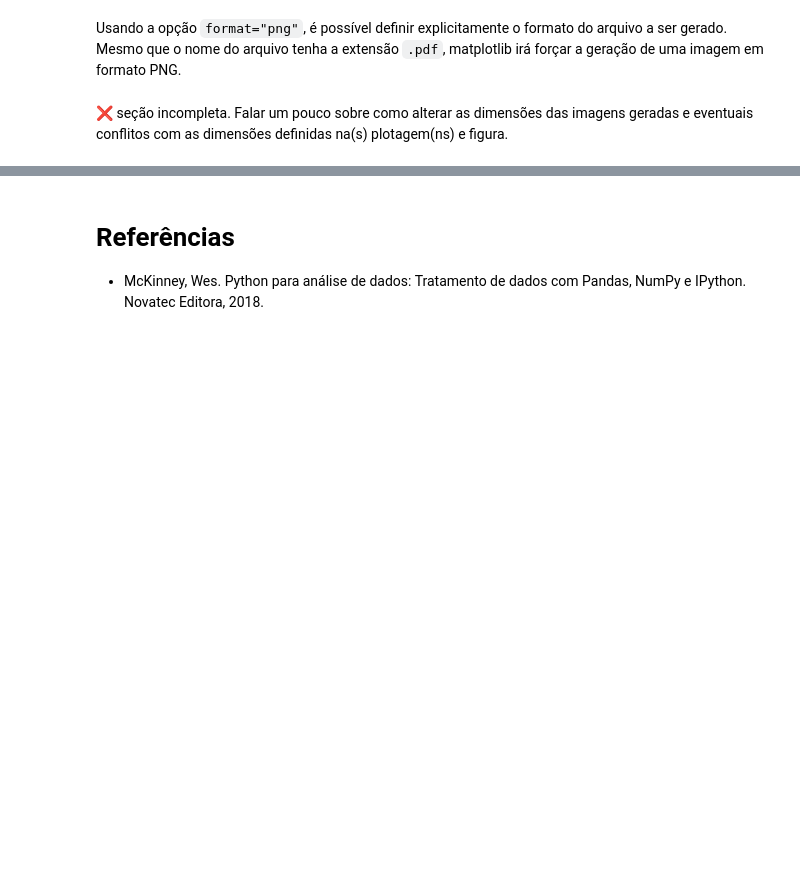
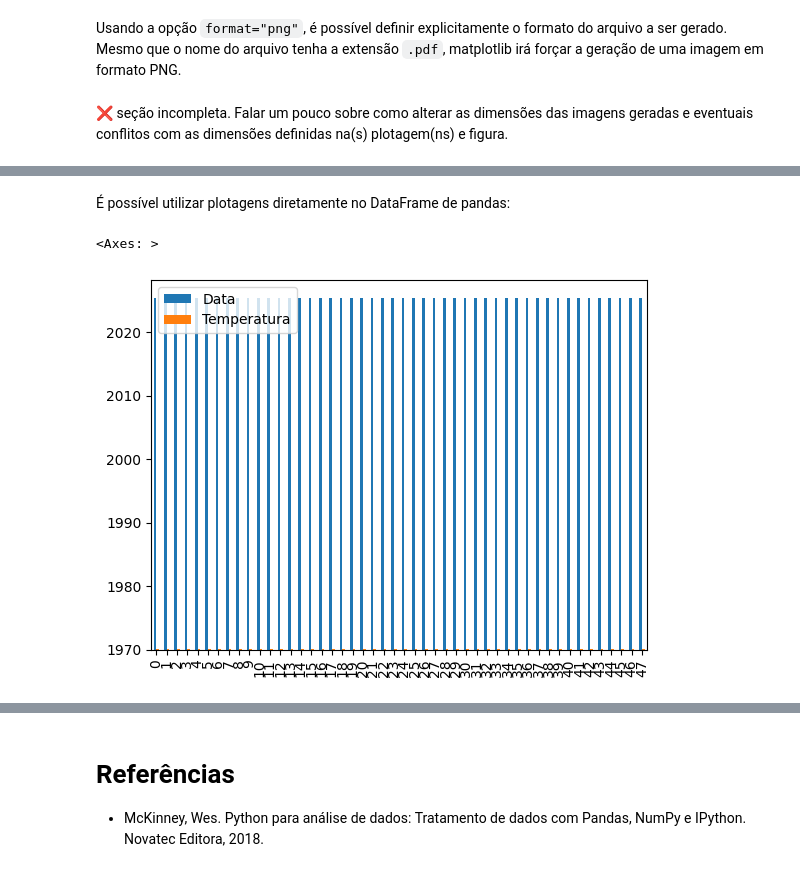
Before and after one commit to SantosRAC/gvenck_python_intro_2025, a Jupyter notebook: Dia_2.ipynb, the cells around one changed output, grey strips where cells are left out. Drawn from its saved outputs; the diff is of its cells as text; code cells hidden in the pictures; blank space fills up the shorter version.

Commit message:
Plotting, re-estructuring and getting statistics from dfs

```diff
--- a/Dia_2.ipynb
+++ b/Dia_2.ipynb
@@ -582,0 +605,9 @@ fig.savefig("previsao_do_tempo_sp.pdf", dpi=200, format="png")
+# %%
+previsao_do_tempo_semana_cidades = pd.read_excel("/content/drive/MyDrive/MY_COURSES/2025 Python GVENCK/Material de Aula Prática/Previsão do tempo.xlsx")
+# %% [markdown]
+É possível utilizar plotagens diretamente no DataFrame de pandas:
+# %%
+previsao_do_tempo_semana_cidades.plot.bar()
+# %% [output]
+<Axes: >
+[figure, added]
```
Also changed, not shown: parts of 48 cells of this notebook.
